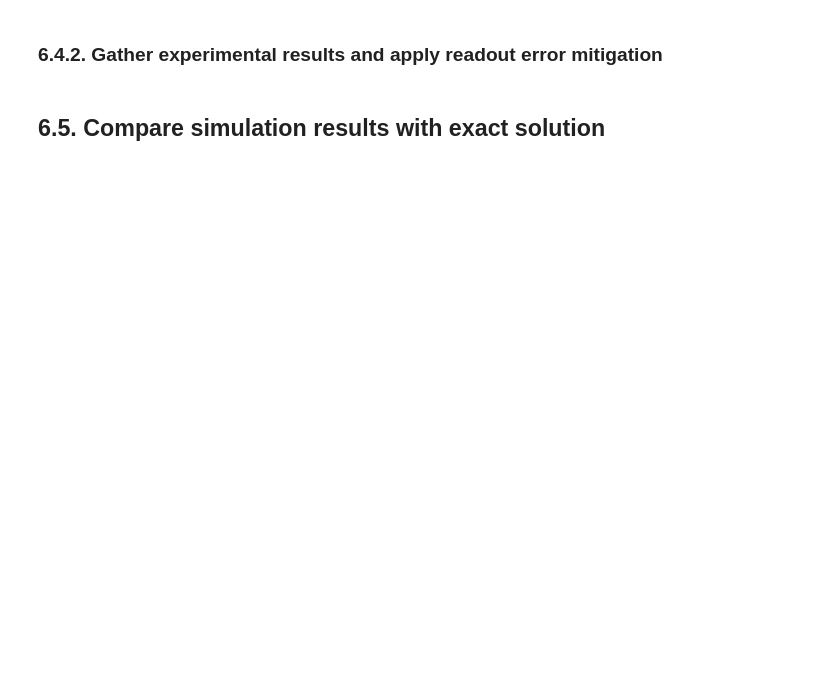
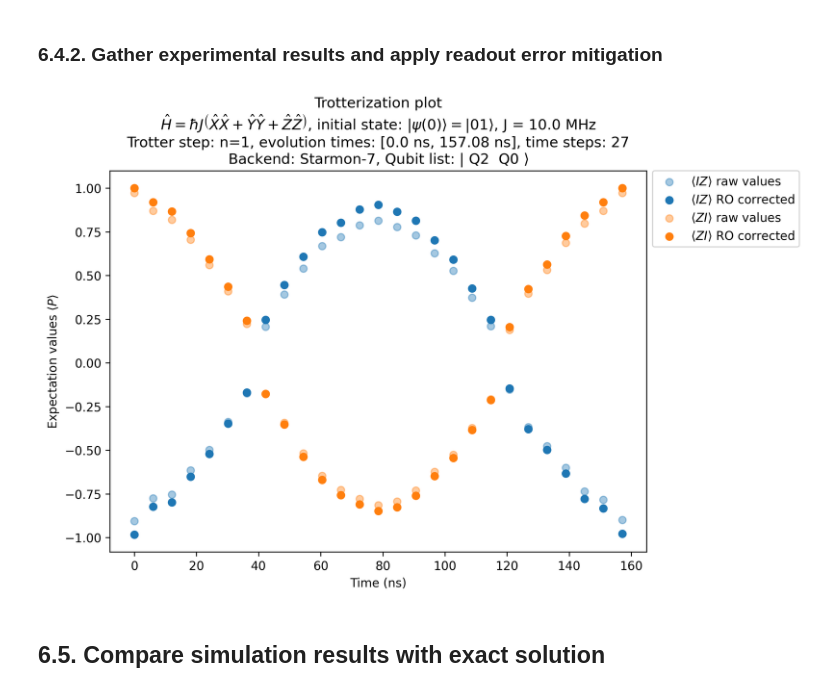
Before and after one commit to DiCarloLab-Delft/QuantumInspireUtilities, a Jupyter notebook: qi_utilities/notebook_guides/trotterization_guide.ipynb, the cells around one changed output. Drawn from its saved outputs; the diff is of its cells as text; code cells hidden in the pictures; blank space fills up the shorter version.

```diff
--- a/qi_utilities/notebook_guides/trotterization_guide.ipynb
+++ b/qi_utilities/notebook_guides/trotterization_guide.ipynb
@@ -367,6 +344,6 @@ ro_corrected_experiment_probs = ro_corrected_multi_qubit_prob(experiment_probs,
 # %%
-IZ_values_raw = extract_observable_values_Z_basis(experiment_probs, 'IZ', nr_qubits)
-ZI_values_raw = extract_observable_values_Z_basis(experiment_probs, 'ZI', nr_qubits)
+IZ_values = extract_observable_values_Z_basis(raw_data_probs, 'IZ', nr_qubits)
+ZI_values = extract_observable_values_Z_basis(raw_data_probs, 'ZI', nr_qubits)
 
-IZ_values_ro_corrected = extract_observable_values_Z_basis(ro_corrected_experiment_probs, 'IZ', nr_qubits)
-ZI_values_ro_corrected = extract_observable_values_Z_basis(ro_corrected_experiment_probs, 'ZI', nr_qubits)
+IZ_values_ro_corrected = extract_observable_values_Z_basis(ro_corrected_probs, 'IZ', nr_qubits)
+ZI_values_ro_corrected = extract_observable_values_Z_basis(ro_corrected_probs, 'ZI', nr_qubits)
@@ -375,25 +350,31 @@ hamiltonian_operator[0].paulis.to_labels()[0]
 # %%
 fig, ax = plt.subplots(figsize=(9, 6), dpi=300)
 
-ax.scatter(evolution_times*1e9, IZ_values_raw, label=r'$\langle IZ \rangle$ raw values', color='C0', alpha=0.4)
+ax.scatter(evolution_times*1e9, IZ_values, label=r'$\langle IZ \rangle$ raw values', color='C0', alpha=0.4)
 ax.scatter(evolution_times*1e9, IZ_values_ro_corrected, label=r'$\langle IZ \rangle$ RO corrected', color='C0')
 
-ax.scatter(evolution_times*1e9, ZI_values_raw, label=r'$\langle ZI \rangle$ raw values', color='C1', alpha=0.4)
+ax.scatter(evolution_times*1e9, ZI_values, label=r'$\langle ZI \rangle$ raw values', color='C1', alpha=0.4)
 ax.scatter(evolution_times*1e9, ZI_values_ro_corrected, label=r'$\langle ZI \rangle$ RO corrected', color='C1')
 
-ax.set_xlabel('Time [ns]')
+qubit_list_label = r"$|$"
+for qubit_idx in qubit_list[::-1]:
+   qubit_list_label += f" Q{qubit_idx} "
+qubit_list_label += r"$\rangle$"
+ax.set_xlabel('Time (ns)')
 ax.set_ylabel(r'Expectation values $\langle P \rangle $')
 ax.set_title('Trotterization plot\n' \
              r'$\hat{H} = \hbar J \left( \hat{X}\hat{X} + \hat{Y}\hat{Y} + \hat{Z}\hat{Z} \right)$, ' \
              r'initial state: $|\psi(0) \rangle = |$' f'{initial_state}' r'$\rangle$, ' r'J = ' f'{J/1e6} MHz' \
              f'\nTrotter step: n={trotter_order}, evolution times: [{np.round(evolution_times[0]*1e9, 2)} ns, ' \
                 f'{np.round(evolution_times[-1]*1e9, 2)} ns], time steps: {len(evolution_times)}\n' \
-             f'Backend: {result.backend_name}')
+             f'Backend: {result.backend_name}, Qubit list: {qubit_list_label}')
 
 ax.legend(loc='center left', bbox_to_anchor=(1.0, 0.9))
 
 plt.tight_layout()
 plt.show()
+# %% [output]
+[figure, added]
 # %% [markdown]
 ## 6.5. Compare simulation results with exact solution
 # %%
```
Also changed, not shown: parts of 27 cells of this notebook, 6 other files.
